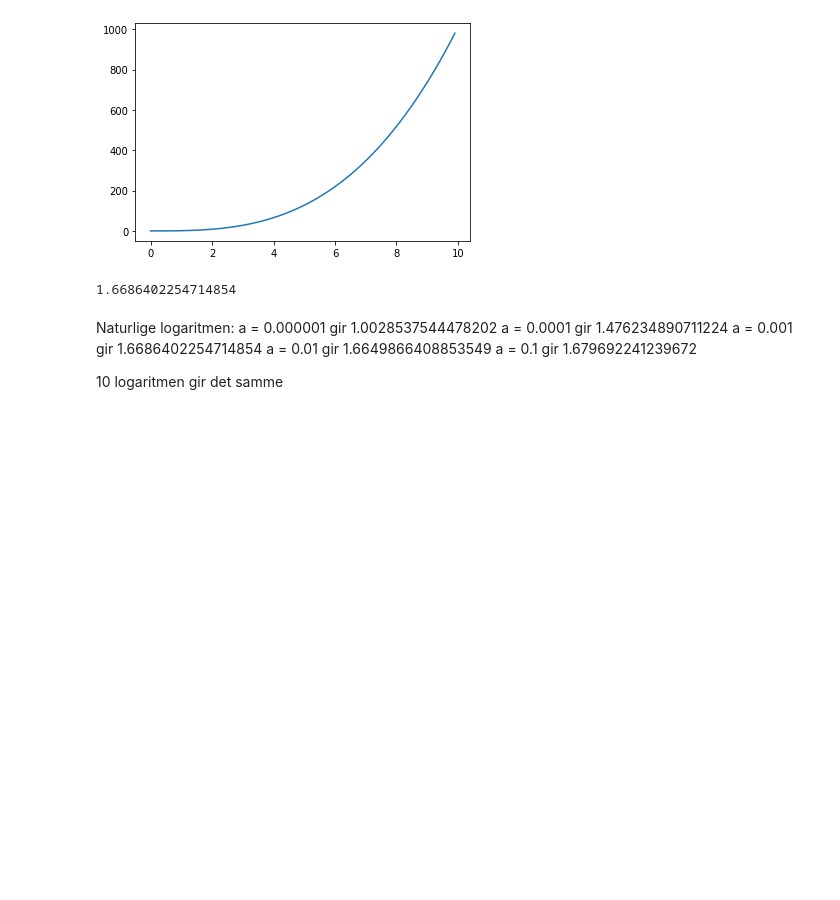
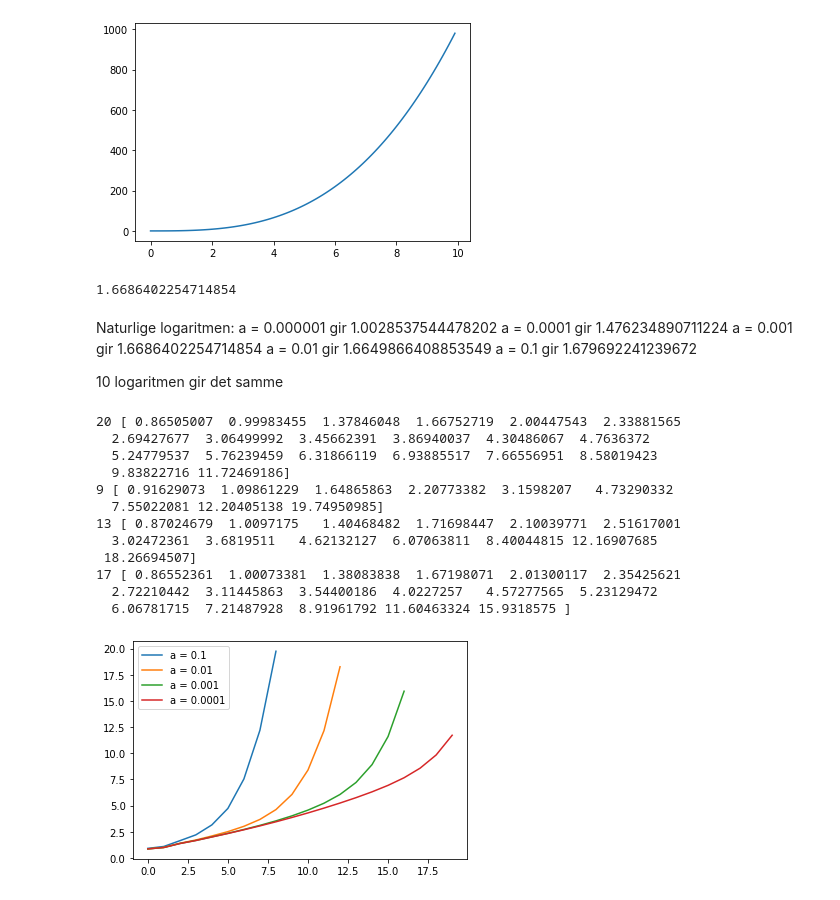
Before and after one commit to froydis98/NumeriskModellering, a Jupyter notebook: Handin1/Assignment1.ipynb, the cells around one changed output. Drawn from its saved outputs; the diff is of its cells as text; code cells hidden in the pictures; blank space fills up the shorter version.

Commit message:
Plot log graph and graph of polynom

```diff
--- a/Handin1/Assignment1.ipynb
+++ b/Handin1/Assignment1.ipynb
@@ -4,10 +4,18 @@ import matplotlib.pyplot as plt
 # %%
 def tanh_f(x):
     return np.tanh(x - 1)
-# %%
-def polynom_f(x):
-    a = 0.0001
-    return x ** 3 + (0.1 * x**2) + a * x
+# %%
+def polynom_f(x):
+    return x ** 3 + (0.1 * x**2) + 0.0001 * x
+
+def polynom_f_1(x):
+    return x ** 3 + (0.1 * x**2) + 0.1 * x
+
+def polynom_f_2(x):
+    return x ** 3 + (0.1 * x**2) + 0.01 * x
+
+def polynom_f_3(x):
+    return x ** 3 + (0.1 * x**2) + 0.001 * x
 # %% [markdown]
 Forklaring:
   Estimatet for Epsilon a = abs(xi+1 - xi)
@@ -74,3 +82,33 @@ a = 0.01 gir 1.6649866408853549
 a = 0.1 gir 1.679692241239672
 
 10 logaritmen gir det samme
+# %%
+val, count = secant(polynom_f, 0.5, 1, 0.0001, 0.0001)
+val1, count1 = secant(polynom_f_1, 0.5, 1, 0.0001, 0.0001)
+val2, count2 = secant(polynom_f_2, 0.5, 1, 0.0001, 0.0001)
+val3, count3 = secant(polynom_f_3, 0.5, 1, 0.0001, 0.0001)
+
+plt.plot(np.arange(0, len(val1), 1), abs(np.log(val1)), label="a = 0.1")
+plt.plot(np.arange(0, len(val2), 1), abs(np.log(val2)), label="a = 0.01")
+plt.plot(np.arange(0, len(val3), 1), abs(np.log(val3)), label="a = 0.001")
+plt.plot(np.arange(0, len(val), 1), abs(np.log(val)), label ="a = 0.0001")
+plt.legend(loc="upper left")
+
+print(count, abs(np.log(val)))
+print(count1, abs(np.log(val1)))
+print(count2, abs(np.log(val2)))
+print(count3, abs(np.log(val3)))
+# %% [output]
+20 [ 0.86505007  0.99983455  1.37846048  1.66752719  2.00447543  2.33881565
+  2.69427677  3.06499992  3.45662391  3.86940037  4.30486067  4.7636372
+  5.24779537  5.76239459  6.31866119  6.93885517  7.66556951  8.58019423
+  9.83822716 11.72469186]
+9 [ 0.91629073  1.09861229  1.64865863  2.20773382  3.1598207   4.73290332
+  7.55022081 12.20405138 19.74950985]
+13 [ 0.87024679  1.0097175   1.40468482  1.71698447  2.10039771  2.51617001
+  3.02472361  3.6819511   4.62132127  6.07063811  8.40044815 12.16907685
+ 18.26694507]
+17 [ 0.86552361  1.00073381  1.38083838  1.67198071  2.01300117  2.35425621
+  2.72210442  3.11445863  3.54400186  4.0227257   4.57277565  5.23129472
+  6.06781715  7.21487928  8.91961792 11.60463324 15.9318575 ]
+[figure, added]
```
Also changed, not shown: parts of 2 cells of this notebook.
